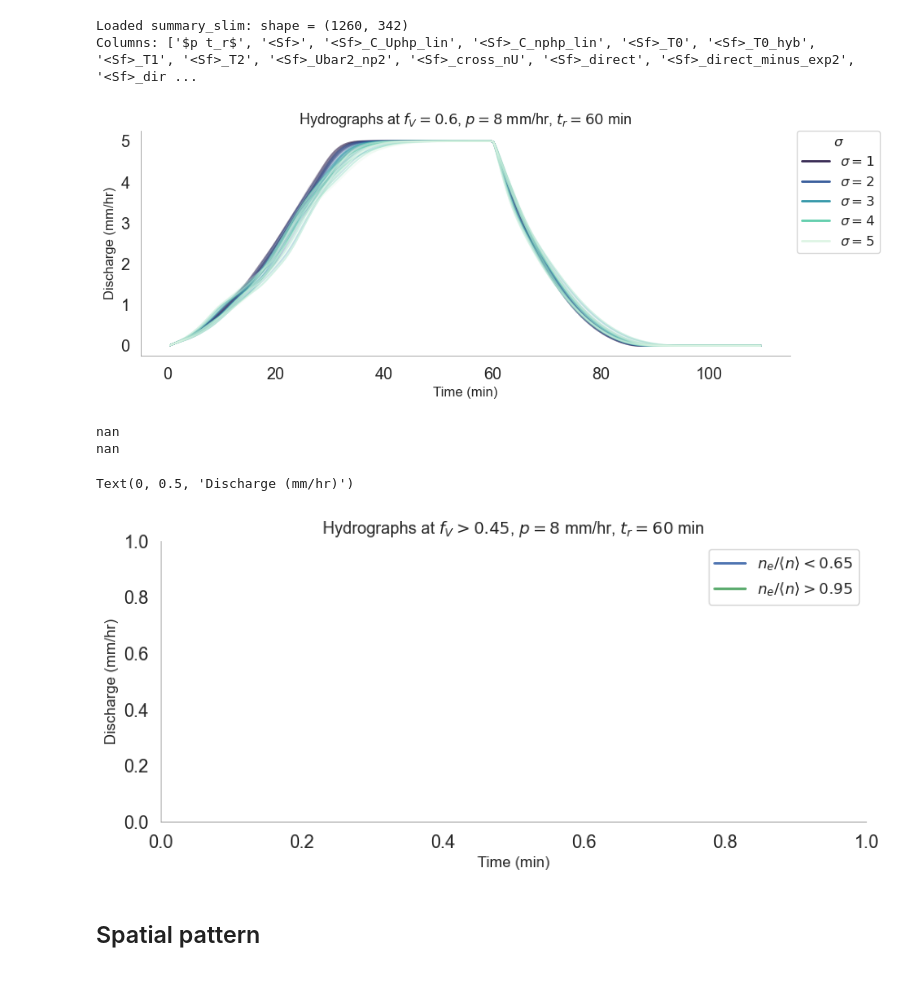
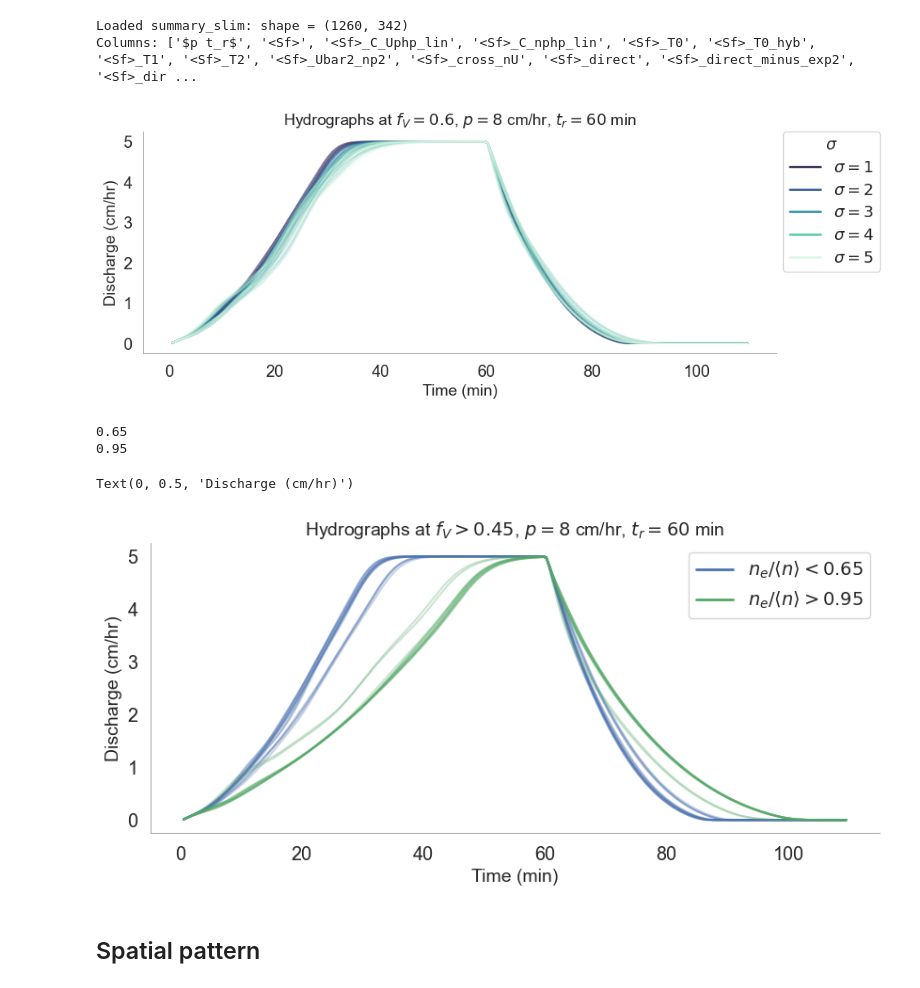
Before and after one commit to octavia-crompton/roughness-scale, a Jupyter notebook: notebooks/2. roughness_scale-pattern.ipynb, the cells around one changed output. Saved outputs shown, nothing was run; the diff lists cells and outputs as text; code cells hidden in the pictures.

```diff
--- a/notebooks/2. roughness_scale-pattern.ipynb
+++ b/notebooks/2. roughness_scale-pattern.ipynb
@@ -133,38 +133,38 @@ _legend_handles = [
 ax.legend(handles=_legend_handles, title=renameit('sigma', rename),
           fontsize=FS_LEG, title_fontsize=FS_LEG,
           loc='upper left', bbox_to_anchor=(1.01, 1), borderaxespad=0)
-ax.set_title(r"Hydrographs at $f_V=0.6$, $p=8$ mm/hr, $t_r=60$ min", fontsize=FS_TITLE)
+ax.set_title(r"Hydrographs at $f_V=0.6$, $p=8$ cm/hr, $t_r=60$ min", fontsize=FS_TITLE)
 ax.set_xlabel("Time (min)", fontsize=FS_LABEL)
-ax.set_ylabel("Discharge (mm/hr)", fontsize=FS_LABEL)
+ax.set_ylabel("Discharge (cm/hr)", fontsize=FS_LABEL)
 plt.tight_layout()
 # %% [output]
-[figure, old version]
+[figure, new version]
 # %%
 fig, ax = plt.subplots(1, figsize = (10,4))
 
 from matplotlib.lines import Line2D
 
-subset = summary.query("hydro_err < 0.05 and p == 8 and tr == 60 and l == 500 and fV > 0.45 and effect_ratio < 0.65 ")
+subset = summary.query("hydro_err < 0.05 and p == 8 and tr == 60  and fV > 0.45 and effect_ratio < 0.65 ")
 plot_hydrographs(subset, c= 'C0', ax =ax)
 print ((subset.fV.max()))
 
-subset = summary.query("hydro_err < 0.05 and p == 8 and tr == 60 and l == 500 and fV > 0.45 and  effect_ratio > 0.95 ")
+subset = summary.query("hydro_err < 0.05 and p == 8 and tr == 60 and fV > 0.45 and  effect_ratio > 0.95 ")
 plot_hydrographs(subset, c= 'C2', ax =ax)
 print ((subset.fV.max()))
 
 # Legend & title
 ax.legend(handles=[
     Line2D([0], [0], color='C0', lw=2, label=r'$n_e/\langle n \rangle < 0.65$'),
     Line2D([0], [0], color='C2', lw=2, label=r'$n_e/\langle n \rangle > 0.95$'),
 ], fontsize=FS_LEG)
-ax.set_title(r"Hydrographs at $f_V > 0.45$, $p=8$ mm/hr, $t_r=60$ min", fontsize=FS_TITLE)
+ax.set_title(r"Hydrographs at $f_V > 0.45$, $p=8$ cm/hr, $t_r=60$ min", fontsize=FS_TITLE)
 ax.set_xlabel("Time (min)", fontsize=FS_LABEL)
-ax.set_ylabel("Discharge (mm/hr)", fontsize=FS_LABEL)
+ax.set_ylabel("Discharge (cm/hr)", fontsize=FS_LABEL)
 # %% [output]
-nan
-nan
+0.65
+0.95
-Text(0, 0.5, 'Discharge (mm/hr)')
+Text(0, 0.5, 'Discharge (cm/hr)')
-[figure, old version]
+[figure, new version]
 # %% [markdown]
 ##  Spatial pattern
 # %%
```
Also changed, not shown: parts of 12 cells of this notebook, 18 other files.
